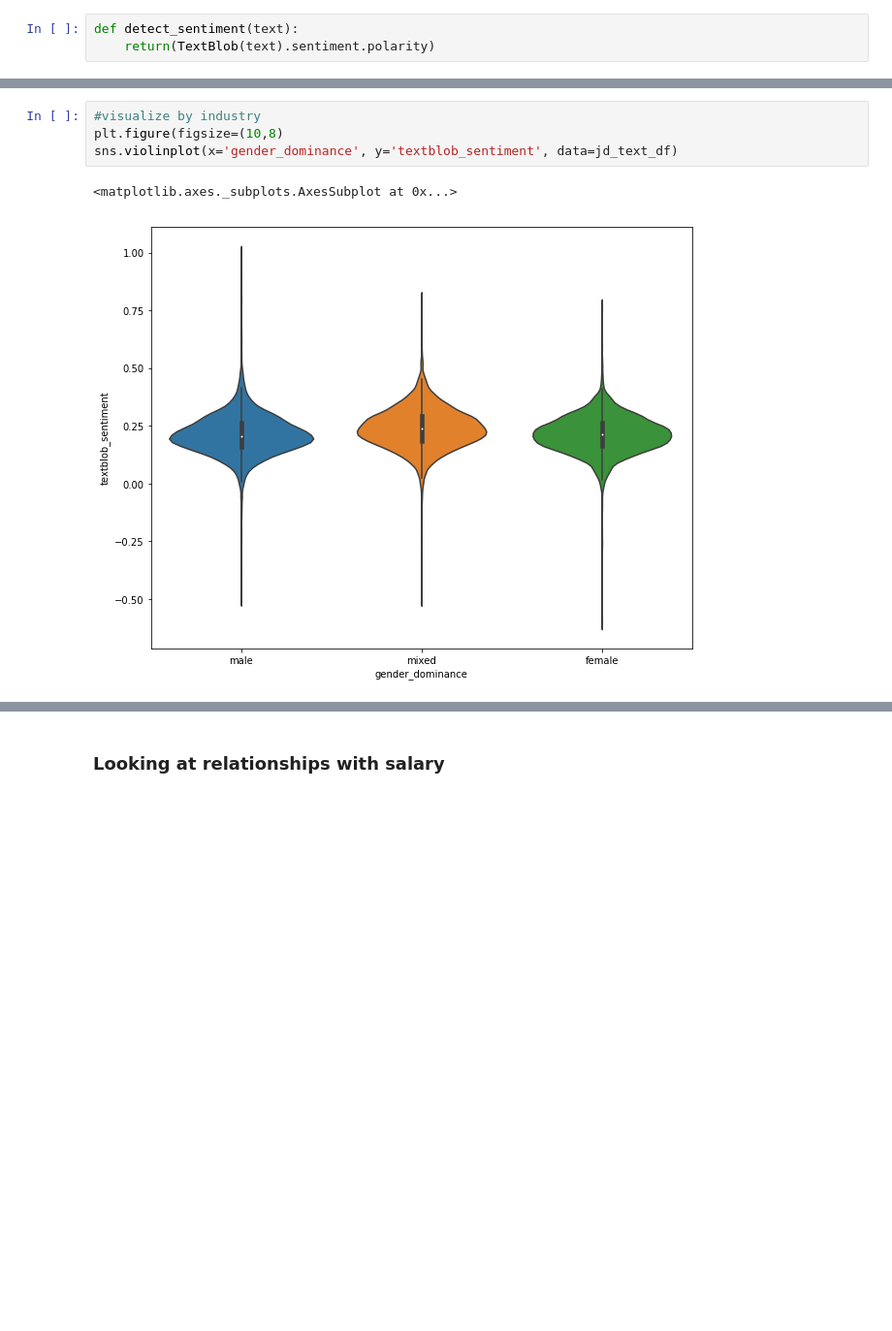
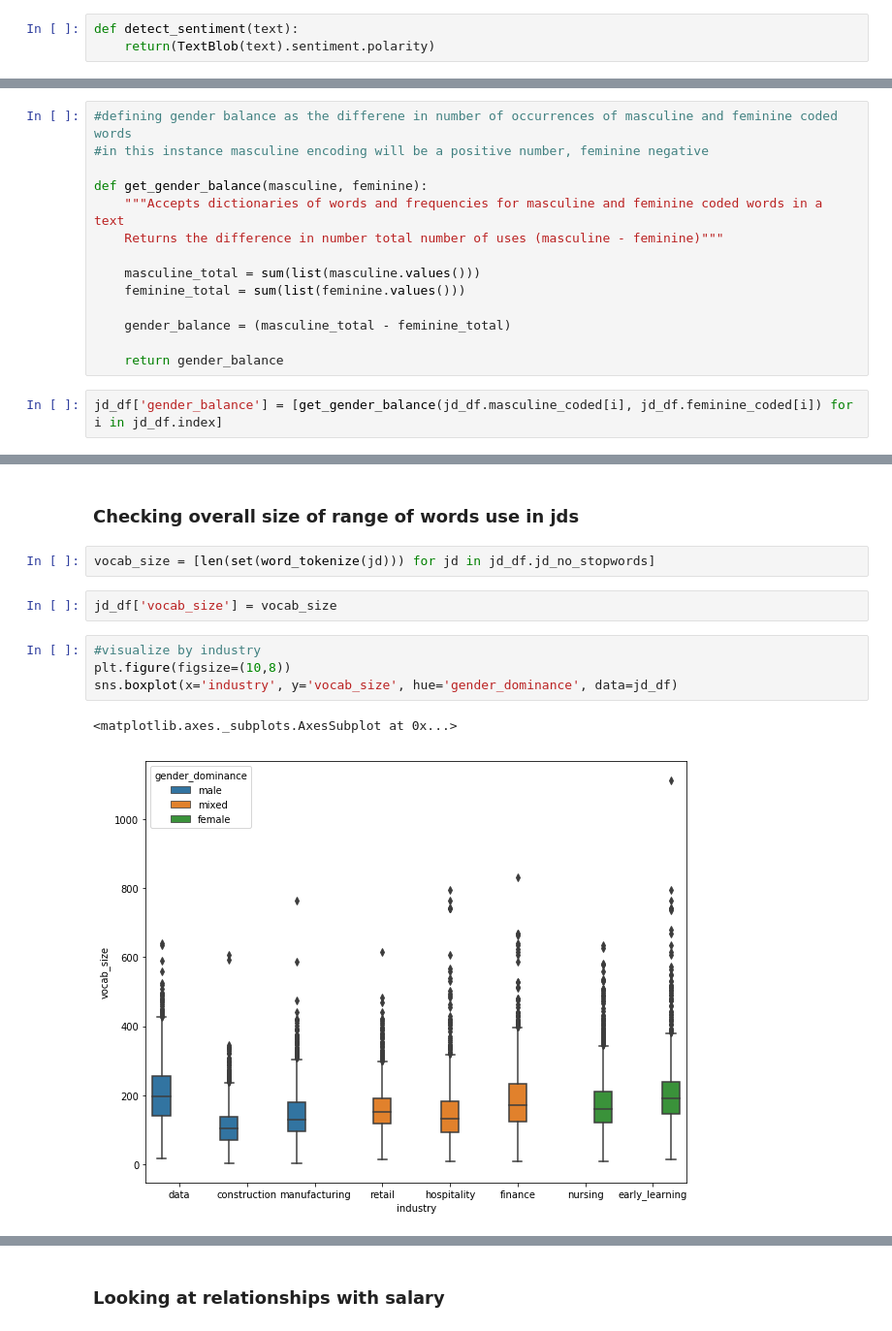
Before and after one commit to LydiaPeabody/job-description-gender-analysis, a Jupyter notebook: job_description_text_EDA.ipynb, the cells around one changed output, grey strips where cells are left out. Shown at 97% size. Drawn from its saved outputs; the diff is of its cells as text; blank space fills up the shorter version.

```diff
--- a/job_description_text_EDA.ipynb
+++ b/job_description_text_EDA.ipynb
@@ -203,0 +498,16 @@ jd_text_df['textblob_sentiment'] = jd_text_df.job_description_all_text.map(detec
+# %%
+#defining gender balance as the differene in number of occurrences of masculine and feminine coded words
+#in this instance masculine encoding will be a positive number, feminine negative
+
+def get_gender_balance(masculine, feminine):
+    """Accepts dictionaries of words and frequencies for masculine and feminine coded words in a text
+    Returns the difference in number total number of uses (masculine - feminine)"""
+
+    masculine_total = sum(list(masculine.values()))
+    feminine_total = sum(list(feminine.values()))
+
+    gender_balance = (masculine_total - feminine_total)
+
+    return gender_balance
+# %%
+jd_df['gender_balance'] = [get_gender_balance(jd_df.masculine_coded[i], jd_df.feminine_coded[i]) for i in jd_df.index]
@@ -204,8 +563,14 @@ jd_text_df['textblob_sentiment'] = jd_text_df.job_description_all_text.map(detec
+# %% [markdown]
+### Checking overall size of range of words use in jds
+# %%
+vocab_size = [len(set(word_tokenize(jd))) for jd in jd_df.jd_no_stopwords]
+# %%
+jd_df['vocab_size'] = vocab_size
 # %%
 #visualize by industry
-plt.figure(figsize=(10,8)
-sns.violinplot(x='gender_dominance', y='textblob_sentiment', data=jd_text_df)
+plt.figure(figsize=(10,8))
+sns.boxplot(x='industry', y='vocab_size', hue='gender_dominance', data=jd_df)
 # %% [output]
 <matplotlib.axes._subplots.AxesSubplot at 0x...>
-[figure, old version]
+[figure, new version]
 # %%
```
Also changed, not shown: parts of 77 cells of this notebook, 5 other files.
